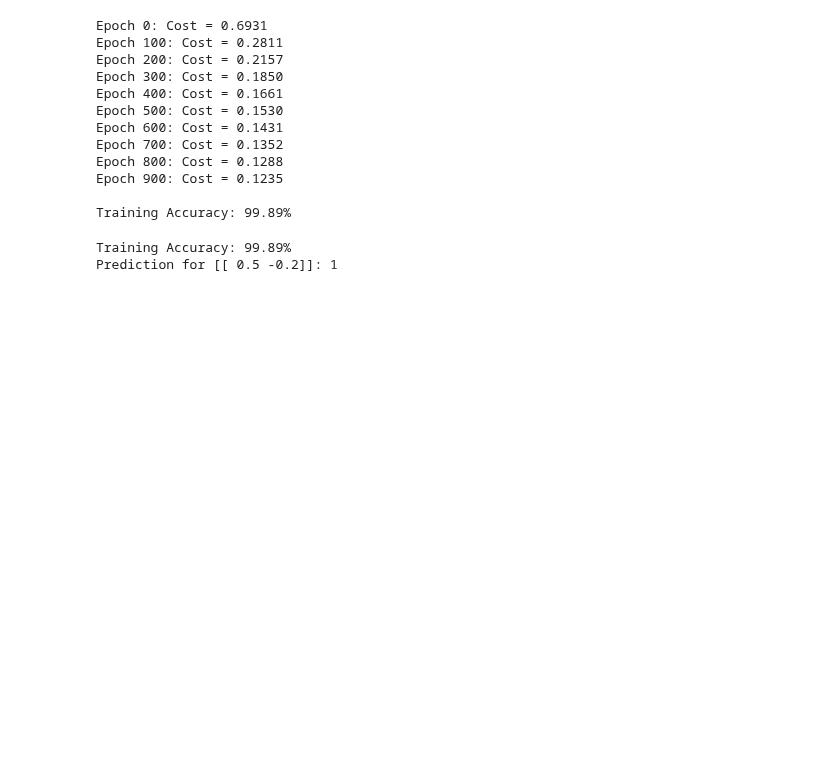
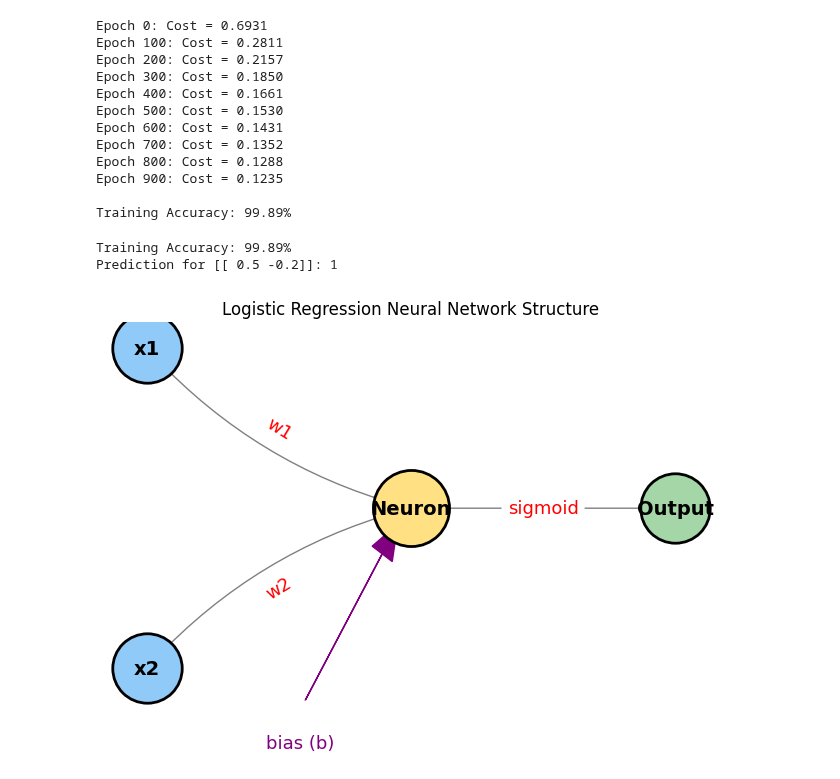
Before and after one commit to sujit4uwbslg/gcet_IV-I_2025, a Jupyter notebook: LAB/week2.ipynb, the cells around one changed output. Saved outputs shown, nothing was run; the diff lists cells and outputs as text; code cells hidden in the pictures; blank space fills up the shorter version.

```diff
--- a/LAB/week2.ipynb
+++ b/LAB/week2.ipynb
@@ -187,3 +211,60 @@ print(f"Prediction for {new_X}: {prediction[0][0]}")
 # %% [output]
 Training Accuracy: 99.89%
 Prediction for [[ 0.5 -0.2]]: 1
+# %%
+import matplotlib.pyplot as plt
+import networkx as nx
+
+def plot_logistic_regression_nn():
+    """
+    Plots a simple neural network diagram for logistic regression (2 inputs, 1 output).
+    """
+    G = nx.DiGraph()
+    pos = {}
+
+    # Define nodes
+    G.add_node("x1")
+    G.add_node("x2")
+    G.add_node("Neuron")
+    G.add_node("Output")
+
+    # Node positions
+    pos["x1"] = (0, 1)
+    pos["x2"] = (0, -1)
+    pos["Neuron"] = (2, 0)
+    pos["Output"] = (4, 0)
+
+    # Edges (with weights and bias)
+    G.add_edge("x1", "Neuron", label="w1")
+    G.add_edge("x2", "Neuron", label="w2")
+    G.add_edge("Neuron", "Output", label="sigmoid")
+
+    # Draw nodes (increase node_size for bigger circles)
+    nx.draw_networkx_nodes(G, pos, nodelist=["x1", "x2"], node_color="#90caf9", node_size=2500, edgecolors='k', linewidths=2)
+    nx.draw_networkx_nodes(G, pos, nodelist=["Neuron"], node_color="#ffe082", node_size=3000, edgecolors='k', linewidths=2)
+    nx.draw_networkx_nodes(G, pos, nodelist=["Output"], node_color="#a5d6a7", node_size=2500, edgecolors='k', linewidths=2)
+
+    # Draw labels
+    nx.draw_networkx_labels(G, pos, font_size=14, font_weight='bold')
+
+    # Draw edges
+    nx.draw_networkx_edges(G, pos, edgelist=[("x1", "Neuron")], arrows=True, arrowstyle='-|>', arrowsize=35, edge_color='gray', connectionstyle='arc3,rad=0.15')
+    nx.draw_networkx_edges(G, pos, edgelist=[("x2", "Neuron")], arrows=True, arrowstyle='-|>', arrowsize=35, edge_color='gray', connectionstyle='arc3,rad=-0.15')
+    nx.draw_networkx_edges(G, pos, edgelist=[("Neuron", "Output")], arrows=True, arrowstyle='-|>', arrowsize=35, edge_color='gray')
+
+    # Draw edge labels
+    edge_labels = {("x1", "Neuron"): "w1", ("x2", "Neuron"): "w2", ("Neuron", "Output"): "sigmoid"}
+    nx.draw_networkx_edge_labels(G, pos, edge_labels=edge_labels, font_color='red', font_size=13, label_pos=0.5)
+
+    # Draw bias arrow (adjusted for better position)
+    plt.arrow(1.2, -1.2, 0.7, 1.1, head_width=0.18, head_length=0.22, fc='purple', ec='purple', length_includes_head=True)
+    plt.text(0.9, -1.5, "bias (b)", color='purple', fontsize=13)
+
+    plt.title("Logistic Regression Neural Network Structure")
+    plt.axis('off')
+    plt.tight_layout()
+    plt.show()
+plot_logistic_regression_nn()
+# Call the function
+# %% [output]
+[figure, added]
```
Also changed, not shown: parts of 1 cell of this notebook.
